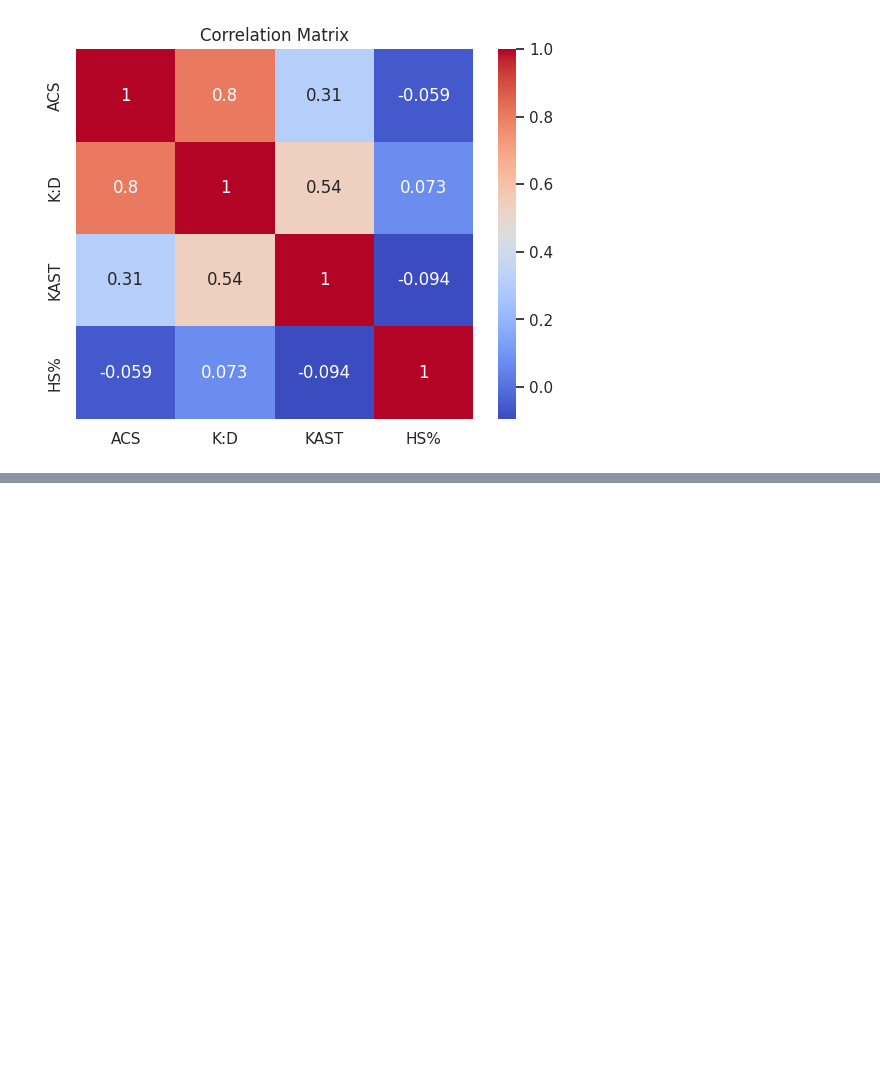
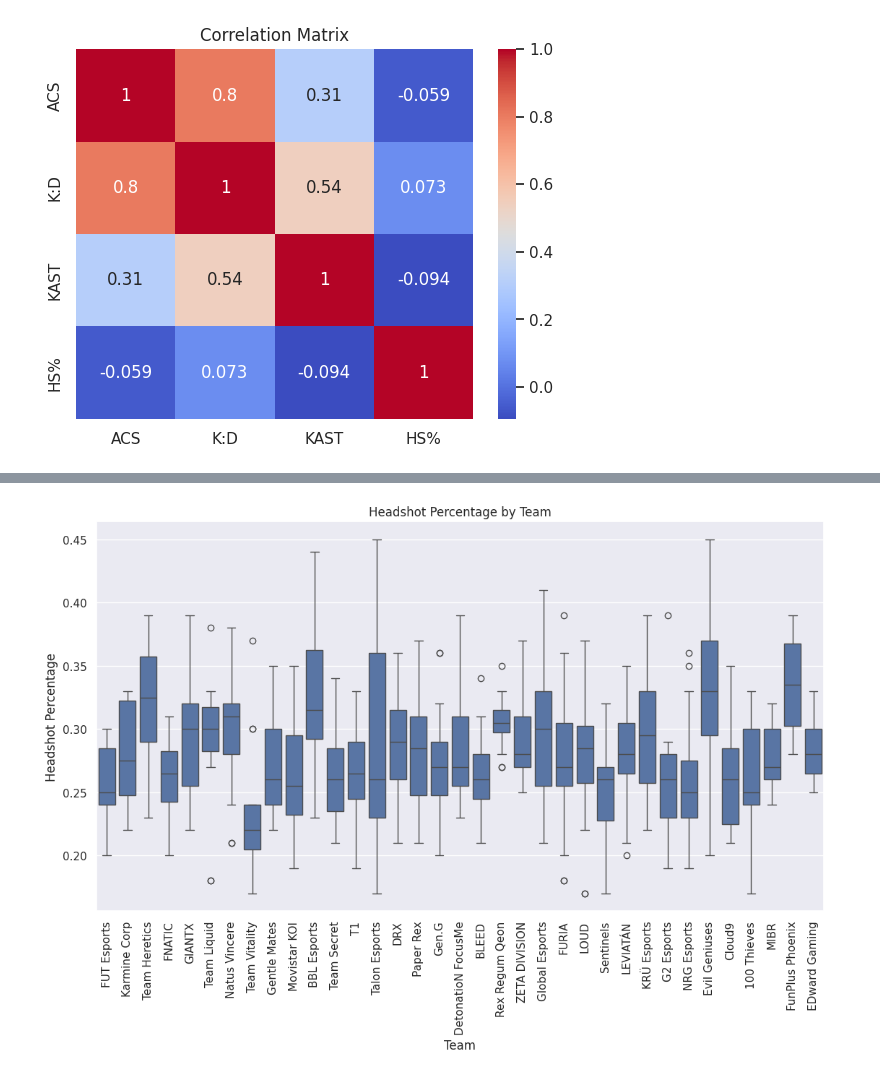
Before and after one commit to xyzaraa/colab-exercise, a Jupyter notebook: Valorant_Champions_Tour_2024.ipynb, the cells around one changed output, grey strips where cells are left out. Saved outputs shown, nothing was run; the diff lists cells and outputs as text; code cells hidden in the pictures; blank space fills up the shorter version.

```diff
--- a/Valorant_Champions_Tour_2024.ipynb
+++ b/Valorant_Champions_Tour_2024.ipynb
@@ -182,0 +216,10 @@ plt.show()
+# %%
+plt.figure(figsize=(13,7))
+sns.boxplot(data=df_clean, x='Team', y='HS%')
+plt.title('Headshot Percentage by Team')
+plt.xlabel('Team')
+plt.ylabel('Headshot Percentage')
+plt.xticks(rotation=90)
+plt.show()
+# %% [output]
+[figure, added]
```
Also changed, not shown: parts of 9 cells of this notebook.
